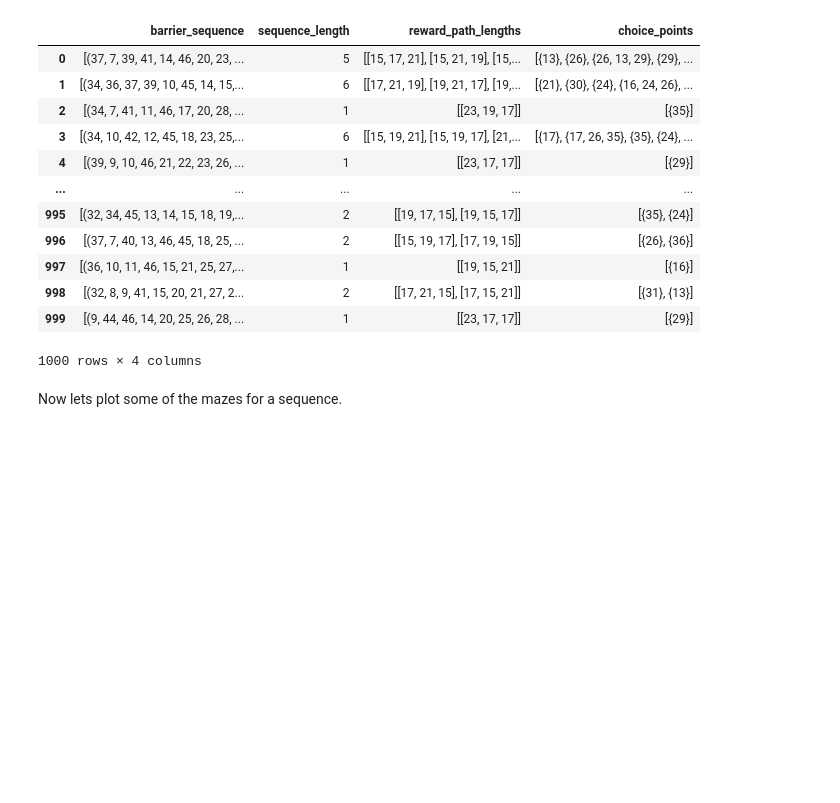
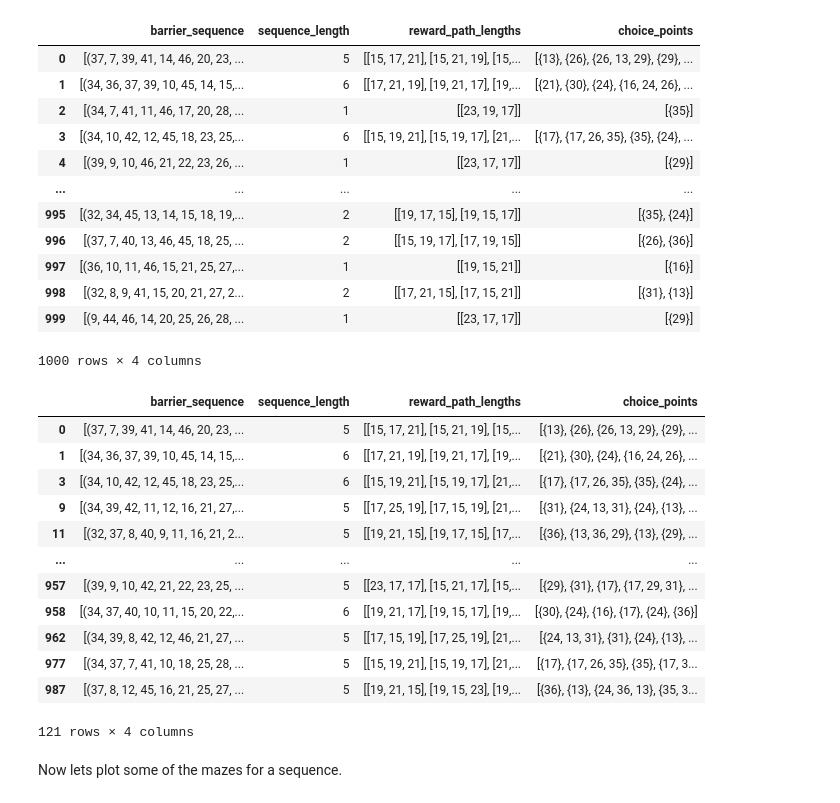
Before and after one commit to calderast/Hex-maze, a Jupyter notebook: Xulu-maze-graphs.ipynb, the cells around one changed output. Saved outputs shown, nothing was run; the diff lists cells and outputs as text; code cells hidden in the pictures; blank space fills up the shorter version.

```diff
--- a/Xulu-maze-graphs.ipynb
+++ b/Xulu-maze-graphs.ipynb
@@ -8,7 +8,7 @@ import pickle
 from hex_maze_utils import plot_hex_maze, df_lookup
 
 # Load the database of different barrier sequences
-barrier_df = pd.read_pickle('barrier_sequences_first1000.pkl')
+barrier_df = pd.read_pickle('Barrier_Sequence_Databases/barrier_sequences_first1000.pkl')
 display(barrier_df)
 # %% [output]
 |  | barrier_sequence | sequence_length | reward_path_lengths | choice_points |
@@ -24,6 +24,24 @@ display(barrier_df)
 | 998 | [(32, 8, 9, 41, 15, 20, 21, 27, 2... | 2 | [[17, 21, 15], [17, 15, 21]] | [{31}, {13}] |
 | 999 | [(9, 44, 46, 14, 20, 25, 26, 28, ... | 1 | [[23, 17, 17]] | [{29}] |
 1000 rows × 4 columns
+# %%
+# Let's get the subset of the database with sequences>= length 5
+barrier_df_long_sequences = barrier_df[barrier_df['sequence_length'] >= 5]
+display(barrier_df_long_sequences)
+# %% [output]
+|  | barrier_sequence | sequence_length | reward_path_lengths | choice_points |
+| 0 | [(37, 7, 39, 41, 14, 46, 20, 23, ... | 5 | [[15, 17, 21], [15, 21, 19], [15,... | [{13}, {26}, {26, 13, 29}, {29}, ... |
+| 1 | [(34, 36, 37, 39, 10, 45, 14, 15,... | 6 | [[17, 21, 19], [19, 21, 17], [19,... | [{21}, {30}, {24}, {16, 24, 26}, ... |
+| 3 | [(34, 10, 42, 12, 45, 18, 23, 25,... | 6 | [[15, 19, 21], [15, 19, 17], [21,... | [{17}, {17, 26, 35}, {35}, {24}, ... |
+| 9 | [(34, 39, 42, 11, 12, 16, 21, 27,... | 5 | [[17, 25, 19], [17, 15, 19], [21,... | [{31}, {24, 13, 31}, {24}, {13}, ... |
+| 11 | [(32, 37, 8, 40, 9, 11, 16, 21, 2... | 5 | [[19, 21, 15], [19, 17, 15], [17,... | [{36}, {13, 36, 29}, {13}, {29}, ... |
+| ... | ... | ... | ... | ... |
+| 957 | [(39, 9, 10, 42, 21, 22, 23, 25, ... | 5 | [[23, 17, 17], [15, 21, 17], [15,... | [{29}, {31}, {17}, {17, 29, 31}, ... |
+| 958 | [(34, 37, 40, 10, 11, 15, 20, 22,... | 6 | [[19, 21, 17], [19, 15, 17], [19,... | [{30}, {24}, {16}, {17}, {24}, {36}] |
+| 962 | [(34, 39, 8, 42, 12, 46, 21, 27, ... | 5 | [[17, 15, 19], [17, 25, 19], [21,... | [{24, 13, 31}, {31}, {24}, {13}, ... |
+| 977 | [(34, 37, 7, 41, 10, 18, 25, 28, ... | 5 | [[15, 19, 21], [15, 19, 17], [21,... | [{17}, {17, 26, 35}, {35}, {17, 3... |
+| 987 | [(37, 8, 12, 45, 16, 21, 25, 27, ... | 5 | [[19, 21, 15], [19, 15, 23], [19,... | [{36}, {13}, {24, 36, 13}, {35, 3... |
+121 rows × 4 columns
 # %% [markdown]
 Now lets plot some of the mazes for a sequence.
 # %%
```
Also changed, not shown: 15 other files.
